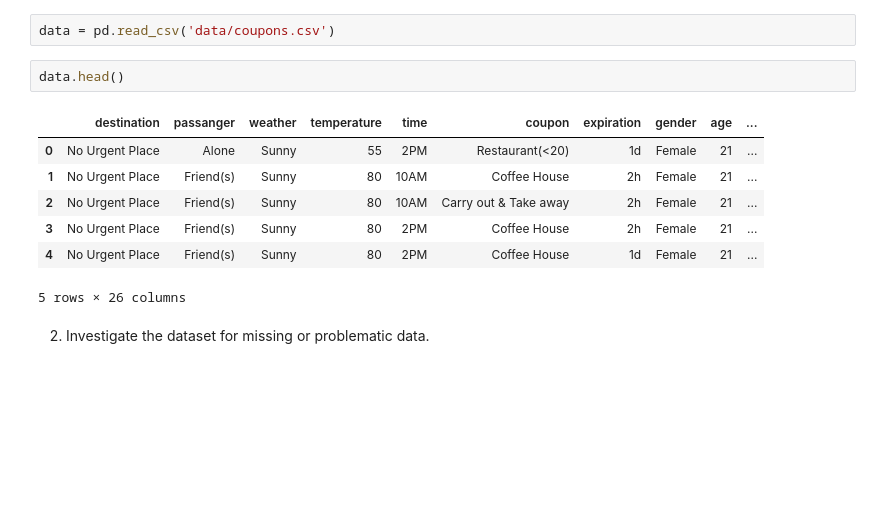
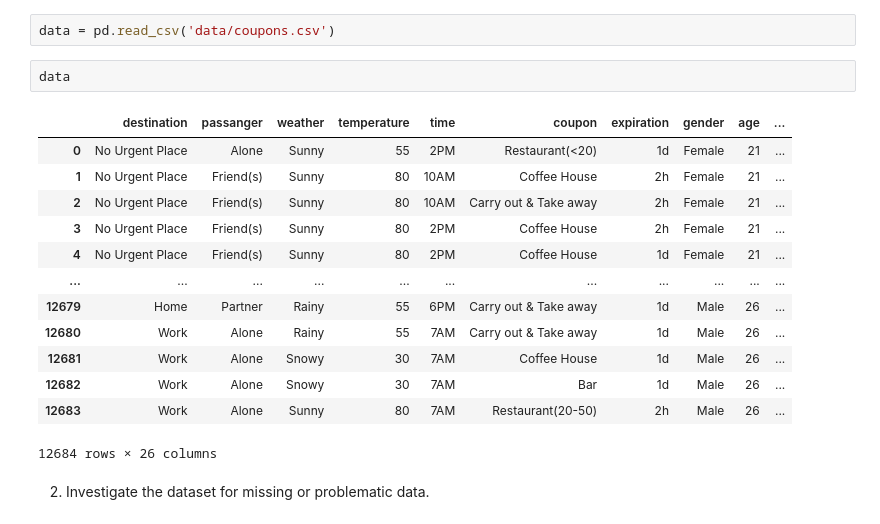
Before and after one commit to ashmehta/Amazon-Coupon-Acceptance, a Jupyter notebook: prompt.ipynb, the cells around one changed output. Saved outputs shown, nothing was run; the diff lists cells and outputs as text; blank space fills up the shorter version.

```diff
--- a/prompt.ipynb
+++ b/prompt.ipynb
@@ -69,15 +69,21 @@ Use the prompts below to get started with your data analysis.
 # %%
 data = pd.read_csv('data/coupons.csv')
 # %%
-data.head()
+data
 # %% [output]
 |  | destination | passanger | weather | temperature | time | coupon | expiration | gender | age | ... |
 | 0 | No Urgent Place | Alone | Sunny | 55 | 2PM | Restaurant(<20) | 1d | Female | 21 | ... |
 | 1 | No Urgent Place | Friend(s) | Sunny | 80 | 10AM | Coffee House | 2h | Female | 21 | ... |
 | 2 | No Urgent Place | Friend(s) | Sunny | 80 | 10AM | Carry out & Take away | 2h | Female | 21 | ... |
 | 3 | No Urgent Place | Friend(s) | Sunny | 80 | 2PM | Coffee House | 2h | Female | 21 | ... |
 | 4 | No Urgent Place | Friend(s) | Sunny | 80 | 2PM | Coffee House | 1d | Female | 21 | ... |
+| ... | ... | ... | ... | ... | ... | ... | ... | ... | ... | ... |
+| 12679 | Home | Partner | Rainy | 55 | 6PM | Carry out & Take away | 1d | Male | 26 | ... |
+| 12680 | Work | Alone | Rainy | 55 | 7AM | Carry out & Take away | 1d | Male | 26 | ... |
+| 12681 | Work | Alone | Snowy | 30 | 7AM | Coffee House | 1d | Male | 26 | ... |
+| 12682 | Work | Alone | Snowy | 30 | 7AM | Bar | 1d | Male | 26 | ... |
+| 12683 | Work | Alone | Sunny | 80 | 7AM | Restaurant(20-50) | 2h | Male | 26 | ... |
-5 rows × 26 columns
+12684 rows × 26 columns
 # %% [markdown]
 2. Investigate the dataset for missing or problematic data.
 # %%
```
Also changed, not shown: parts of 11 cells of this notebook.
